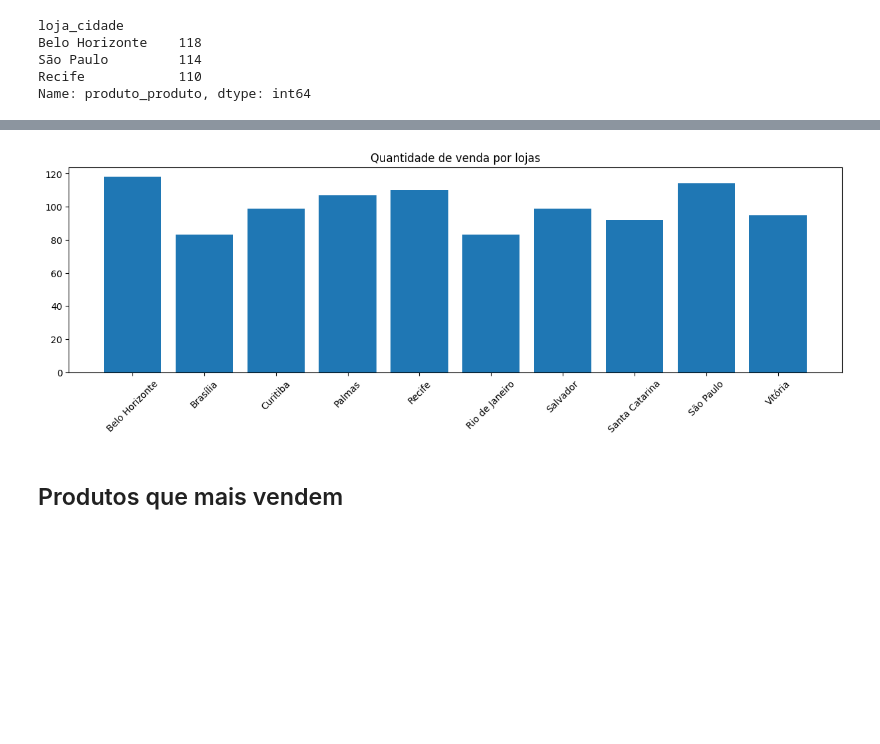
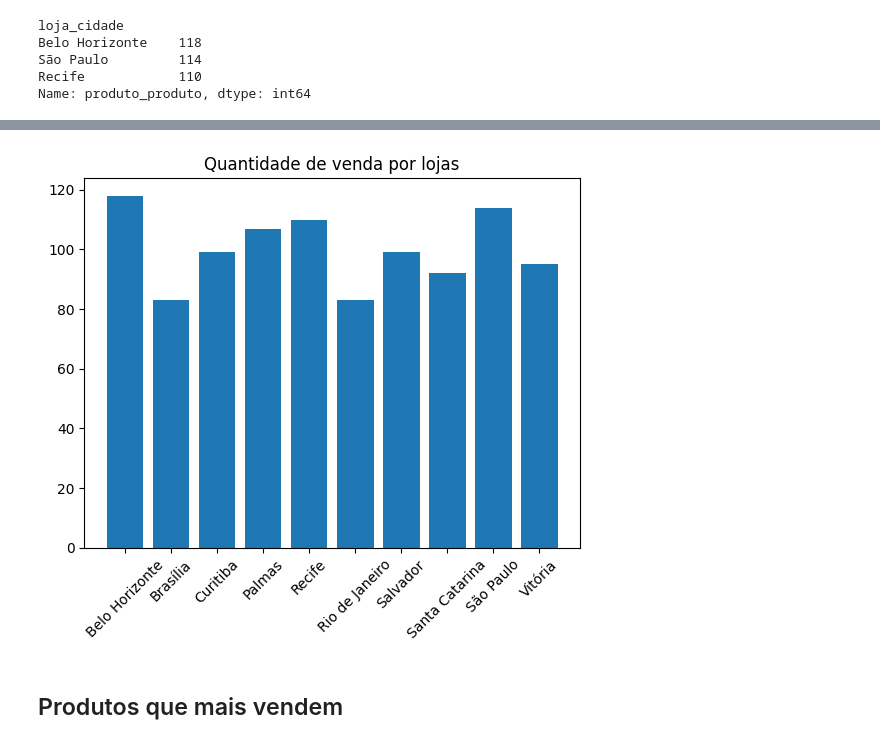
Before and after one commit to Byanna13/Projetos_Python, a Jupyter notebook: temp_04_analise_p1_MODELO.ipynb, the cells around one changed output, grey strips where cells are left out. Drawn from its saved outputs; the diff is of its cells as text; code cells hidden in the pictures; blank space fills up the shorter version.

```diff
--- a/temp_04_analise_p1_MODELO.ipynb
+++ b/temp_04_analise_p1_MODELO.ipynb
@@ -168,18 +168,18 @@ plt.show()
 # %%
 grafico_lojas = lista_geral.groupby('loja_cidade').count().produto_produto
 
 # diminui o nome das cidades em baixo do codigo
-plt.figure(figsize=(15,4))
+# plt.figure(figsize=(9,4))
 
 plt.bar(grafico_lojas.index, grafico_lojas.values)
 plt.title('Quantidade de venda por lojas')
 
 # rotaciona os nomes em baixo do grafico
 plt.xticks(rotation=45)
 
 plt.show()
 # %% [output]
-[figure, old version]
+[figure, new version]
 # %% [markdown]
 ## Produtos que mais vendem
 # %%
```
Also changed, not shown: parts of 4 cells of this notebook.
